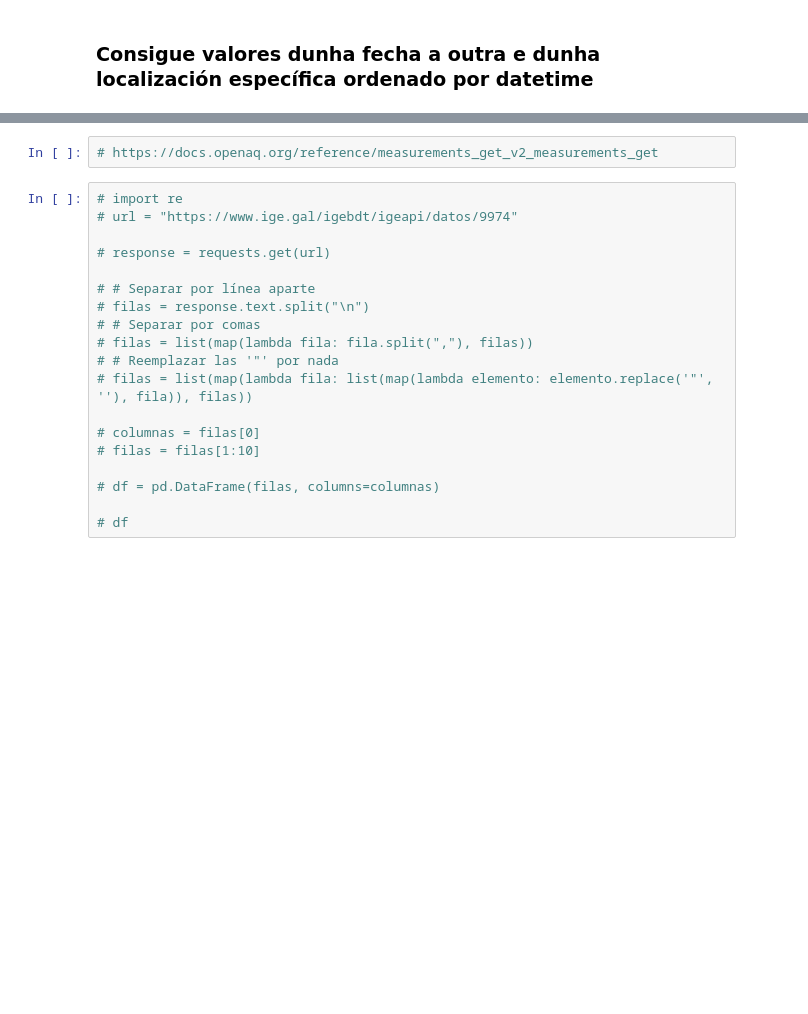
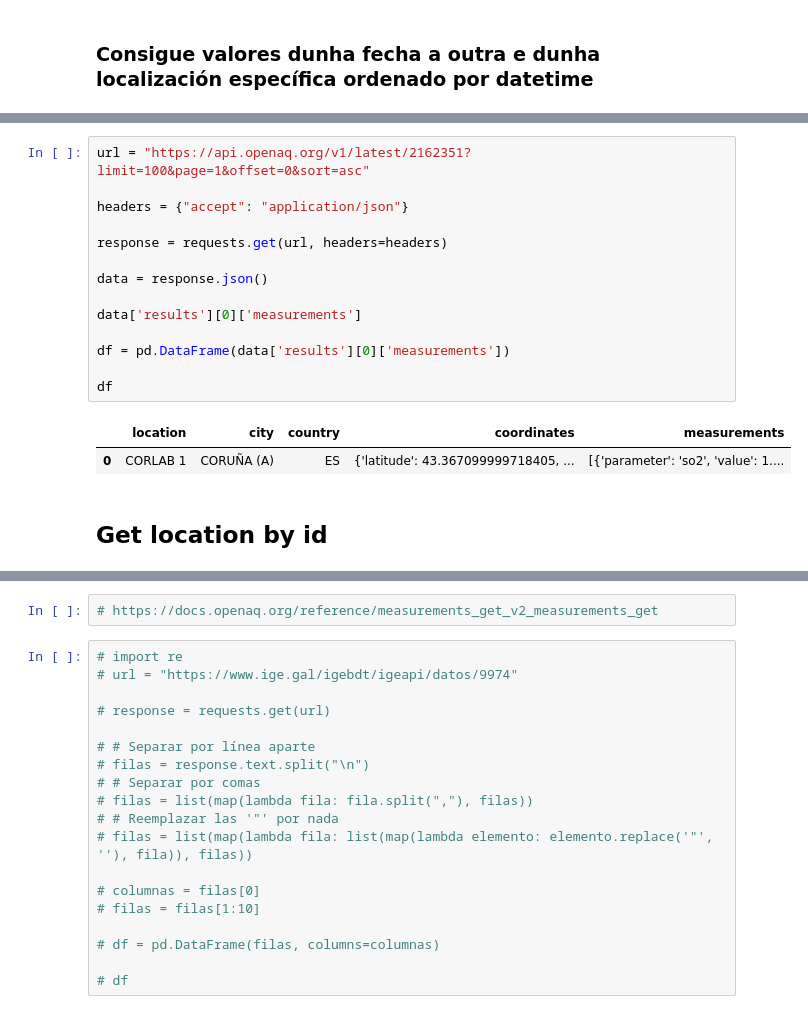
Before and after one commit to DaniMartinezX/SBD, a Jupyter notebook: tarefas/T5.1-panel-control-powerbi/quality_air.ipynb, the cells around one changed output, grey strips where cells are left out. Drawn from its saved outputs; the diff is of its cells as text; blank space fills up the shorter version.

```diff
--- a/tarefas/T5.1-panel-control-powerbi/quality_air.ipynb
+++ b/tarefas/T5.1-panel-control-powerbi/quality_air.ipynb
@@ -173,0 +277,19 @@ save_file.close()
+# %%
+url = "https://api.openaq.org/v1/latest/2162351?limit=100&page=1&offset=0&sort=asc"
+
+headers = {"accept": "application/json"}
+
+response = requests.get(url, headers=headers)
+
+data = response.json()
+
+data['results'][0]['measurements']
+
+df = pd.DataFrame(data['results'][0]['measurements'])
+
+df
+# %% [output]
+|  | location | city | country | coordinates | measurements |
+| 0 | CORLAB 1 | CORUÑA (A) | ES | {'latitude': 43.367099999718405, ... | [{'parameter': 'so2', 'value': 1.... |
+# %% [markdown]
+## Get location by id
```
Also changed, not shown: parts of 14 cells of this notebook, 2 other files.
